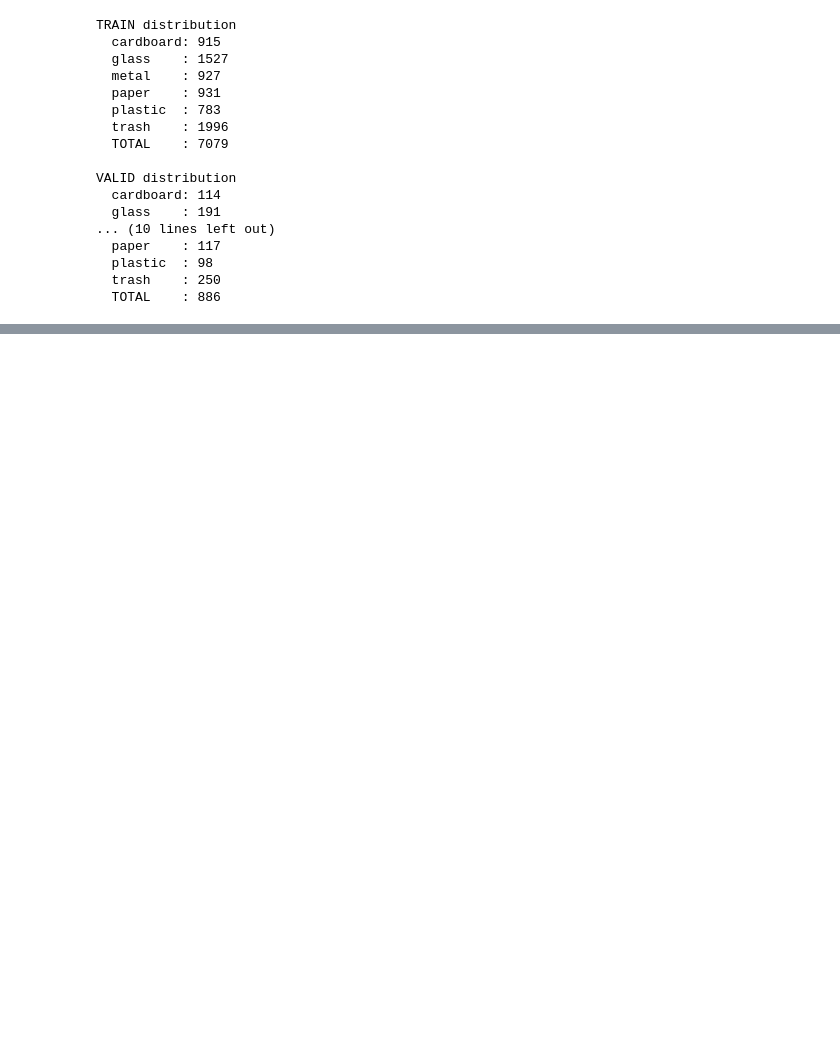
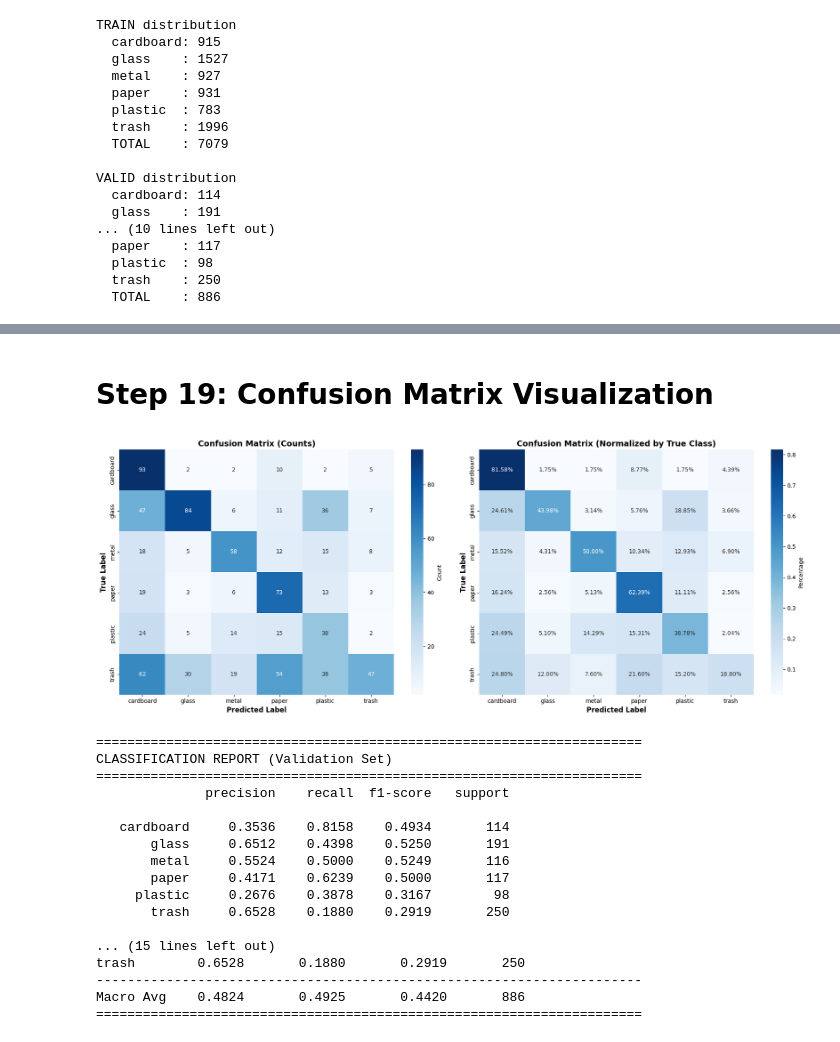
Before and after one commit to AgustinSV/CS325-project, a Jupyter notebook: garbage_classification.ipynb, the cells around one changed output, grey strips where cells are left out. Saved outputs shown, nothing was run; the diff lists cells and outputs as text; code cells hidden in the pictures; blank space fills up the shorter version.

```diff
--- a/garbage_classification.ipynb
+++ b/garbage_classification.ipynb
@@ -979,0 +1117,77 @@ if __name__ == "__main__":
+# %% [markdown]
+# Step 19: Confusion Matrix Visualization
+# %%
+# Evaluate final model on validation set to get predictions for confusion matrix
+final_val_metrics = model_evaluation(model, val_loader, criterion, device)
+
+# Create confusion matrix
+cm = confusion_matrix(final_val_metrics['all_labels'], final_val_metrics['all_preds'])
+
+# Plot confusion matrix
+fig, axes = plt.subplots(1, 2, figsize=(18, 7))
+
+# Raw counts confusion matrix
+sns.heatmap(cm, annot=True, fmt='d', cmap='Blues',
+            xticklabels=classes, yticklabels=classes,
+            ax=axes[0], cbar_kws={'label': 'Count'})
+axes[0].set_xlabel('Predicted Label', fontsize=12, fontweight='bold')
+axes[0].set_ylabel('True Label', fontsize=12, fontweight='bold')
+axes[0].set_title('Confusion Matrix (Counts)', fontsize=14, fontweight='bold')
+
+# Normalized confusion matrix (percentages)
+cm_normalized = cm.astype('float') / cm.sum(axis=1)[:, np.newaxis]
+sns.heatmap(cm_normalized, annot=True, fmt='.2%', cmap='Blues',
+            xticklabels=classes, yticklabels=classes,
+            ax=axes[1], cbar_kws={'label': 'Percentage'})
+axes[1].set_xlabel('Predicted Label', fontsize=12, fontweight='bold')
+axes[1].set_ylabel('True Label', fontsize=12, fontweight='bold')
+axes[1].set_title('Confusion Matrix (Normalized by True Class)', fontsize=14, fontweight='bold')
+
+plt.tight_layout()
+plt.show()
+
+# Print classification report
+print("\n" + "="*70)
+print("CLASSIFICATION REPORT (Validation Set)")
+print("="*70)
+print(classification_report(final_val_metrics['all_labels'],
+                          final_val_metrics['all_preds'],
+                          target_names=classes,
+                          digits=4))
+
+# Print per-class metrics in a table format
+print("\n" + "="*70)
+print("PER-CLASS METRICS SUMMARY")
+print("="*70)
+print(f"{'Class':<12} {'Precision':<12} {'Recall':<12} {'F1-Score':<12} {'Support':<10}")
+print("-"*70)
+for i, cls in enumerate(classes):
+    print(f"{cls:<12} {final_val_metrics['per_class_precision'][i]:<12.4f} "
+          f"{final_val_metrics['per_class_recall'][i]:<12.4f} "
+          f"{final_val_metrics['per_class_f1'][i]:<12.4f} "
+          f"{int(final_val_metrics['support'][i]):<10}")
+print("-"*70)
+print(f"{'Macro Avg':<12} {final_val_metrics['precision']:<12.4f} "
+      f"{final_val_metrics['recall']:<12.4f} "
+      f"{final_val_metrics['f1']:<12.4f} "
+      f"{int(sum(final_val_metrics['support'])):<10}")
+print("="*70)
+# %% [output]
+[figure, added]
+======================================================================
+CLASSIFICATION REPORT (Validation Set)
+======================================================================
+              precision    recall  f1-score   support
+
+   cardboard     0.3536    0.8158    0.4934       114
+       glass     0.6512    0.4398    0.5250       191
+       metal     0.5524    0.5000    0.5249       116
+       paper     0.4171    0.6239    0.5000       117
+     plastic     0.2676    0.3878    0.3167        98
+       trash     0.6528    0.1880    0.2919       250
+
+... (15 lines left out)
+trash        0.6528       0.1880       0.2919       250
+----------------------------------------------------------------------
+Macro Avg    0.4824       0.4925       0.4420       886
+======================================================================
```
Also changed, not shown: parts of 16 cells of this notebook.
